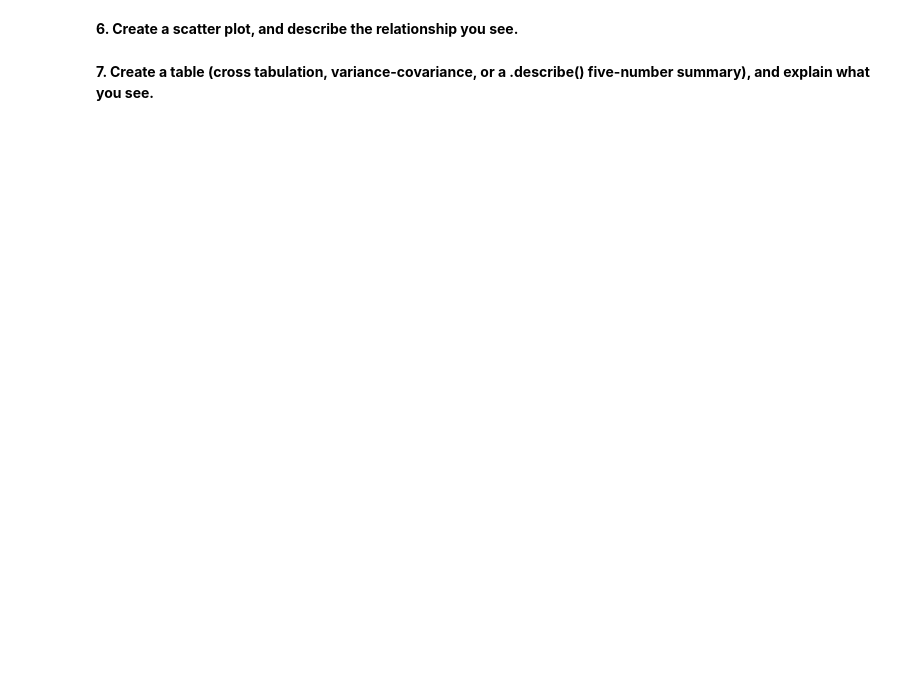
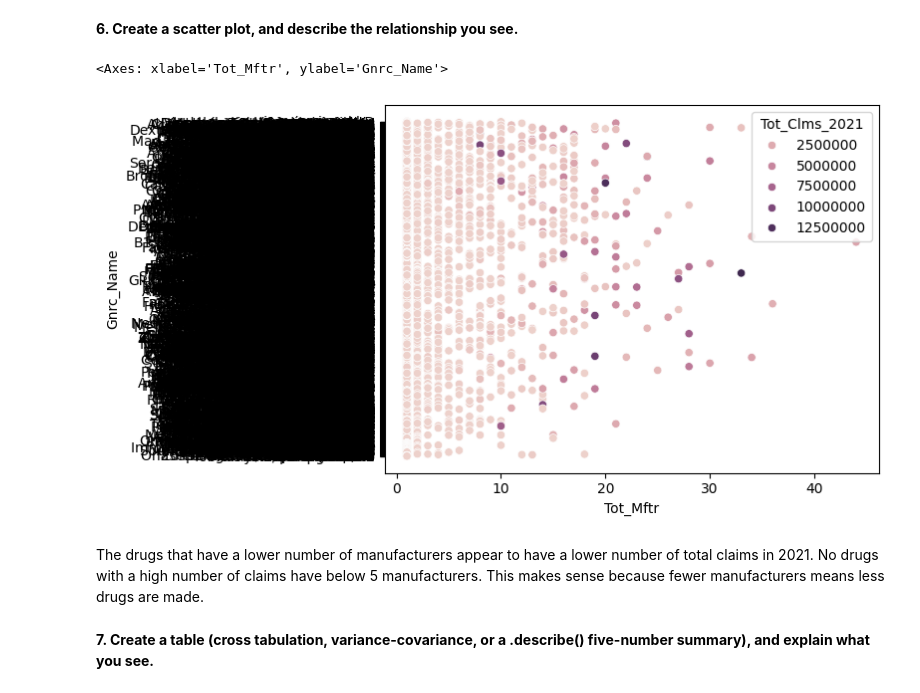
Before and after one commit to abkerper/visualization, a Jupyter notebook: assignment/assignment.ipynb, the cells around one changed output. Drawn from its saved outputs; the diff is of its cells as text; code cells hidden in the pictures; blank space fills up the shorter version.

```diff
--- a/assignment/assignment.ipynb
+++ b/assignment/assignment.ipynb
@@ -315,4 +333,11 @@ KeyboardInterrupt:
 # %% [markdown]
 **6. Create a scatter plot, and describe the relationship you see.**
+# %%
+sns.scatterplot(data=df,x='Tot_Mftr',y='Gnrc_Name', hue = 'Tot_Clms_2021')
+# %% [output]
+<Axes: xlabel='Tot_Mftr', ylabel='Gnrc_Name'>
+[figure, added]
+# %% [markdown]
+The drugs that have a lower number of manufacturers appear to have a lower number of total claims in 2021. No drugs with a high number of claims have below 5 manufacturers. This makes sense because fewer manufacturers means less drugs are made.
 # %% [markdown]
 **7. Create a table (cross tabulation, variance-covariance, or a .describe() five-number summary), and explain what you see.**
```
Also changed, not shown: parts of 13 cells of this notebook.
